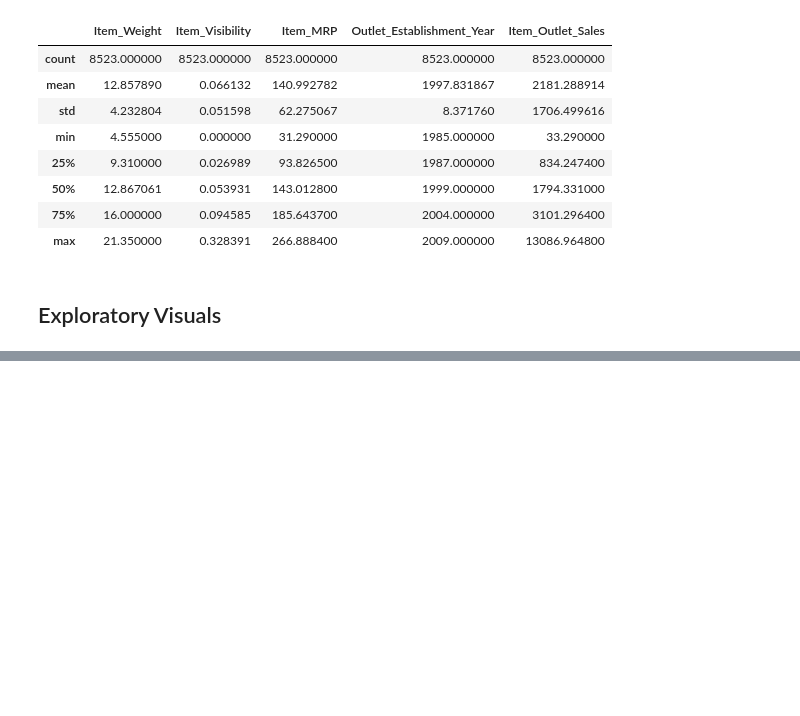
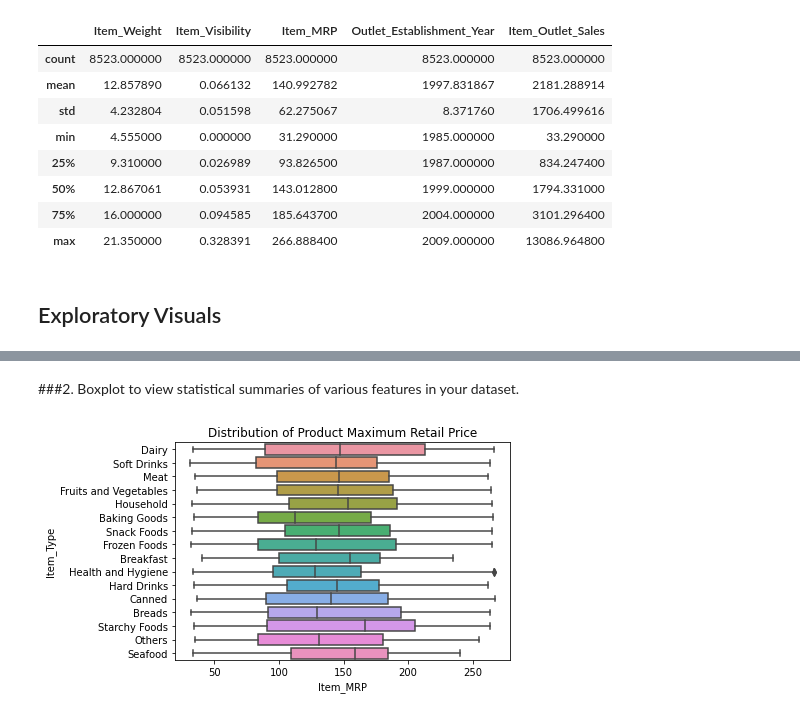
Before and after one commit to hawkeyedatatsai/food-sales-predictions, a Jupyter notebook: Heng_Tser_Tsai_Food_Sales_Predictions.ipynb, the cells around one changed output, grey strips where cells are left out. Drawn from its saved outputs; the diff is of its cells as text; code cells hidden in the pictures; blank space fills up the shorter version.

```diff
--- a/Heng_Tser_Tsai_Food_Sales_Predictions.ipynb
+++ b/Heng_Tser_Tsai_Food_Sales_Predictions.ipynb
@@ -366,0 +433,7 @@ df.describe()
+# %% [markdown]
+###2. Boxplot to view statistical summaries of various features in your dataset.
+# %%
+ax = sns.boxplot(x='Item_MRP', y='Item_Type', data=df)
+ax.set_title("Distribution of Product Maximum Retail Price");
+# %% [output]
+[figure, added]
```
Also changed, not shown: parts of 36 cells of this notebook.
